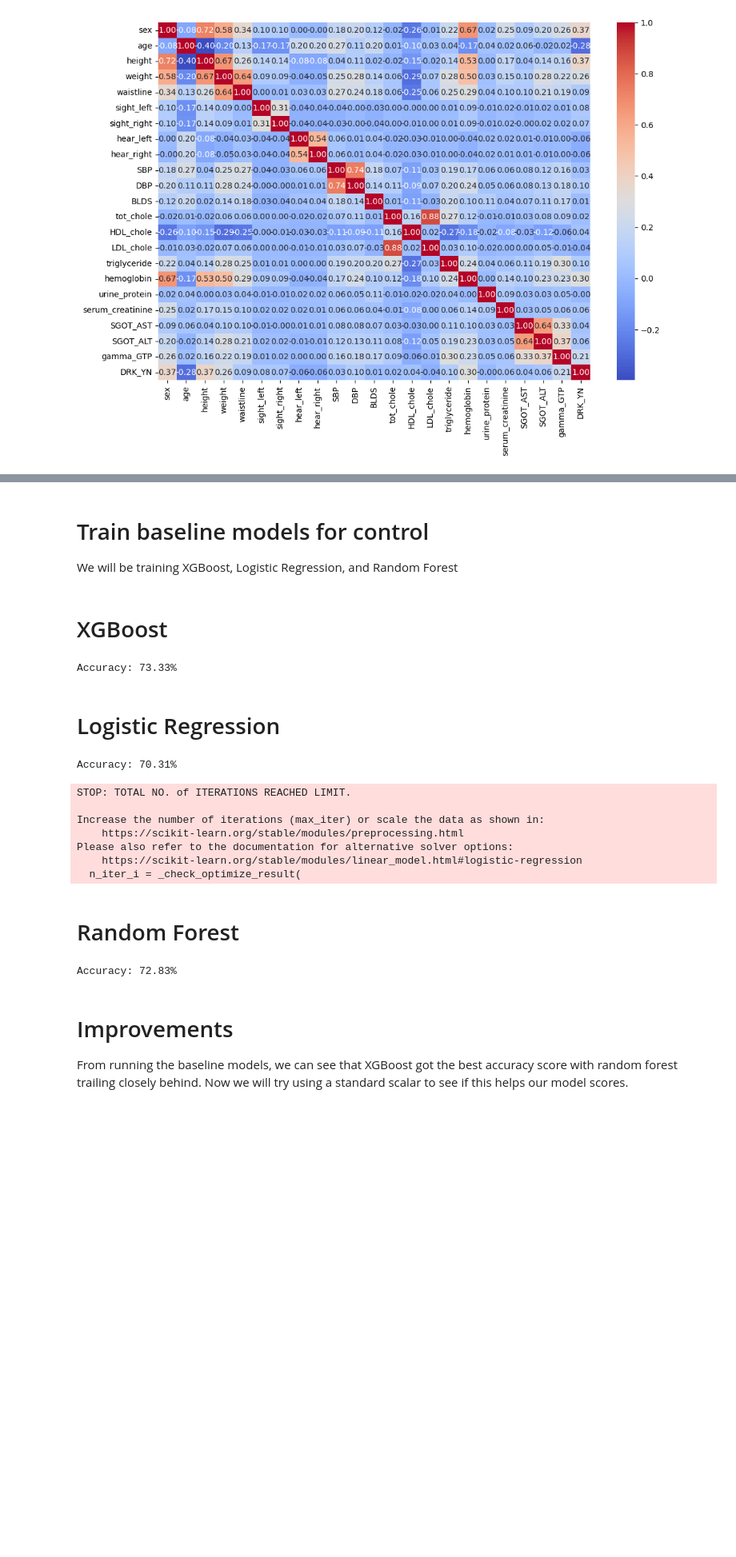
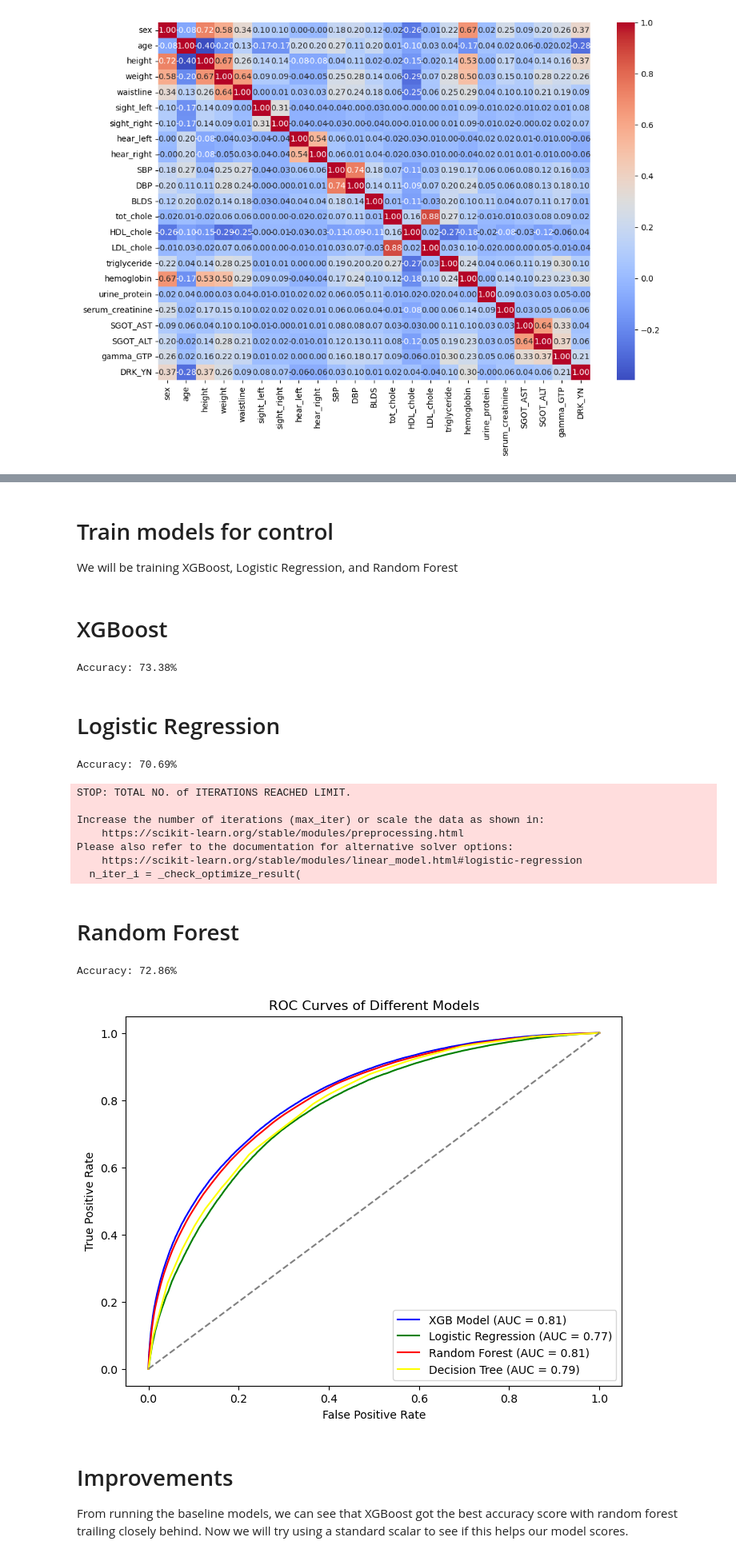
Before and after one commit to SamWickershamBryant/ML-project, a Jupyter notebook: project.ipynb, the cells around one changed output, grey strips where cells are left out. Shown: that part at 80% size. Saved outputs shown, nothing was run; the diff lists cells and outputs as text; code cells hidden in the pictures; blank space fills up the shorter version.

```diff
--- a/project.ipynb
+++ b/project.ipynb
@@ -165,43 +199,41 @@ plt.show()
 # %% [markdown]
-# Train baseline models for control
+# Train models for control
 We will be training XGBoost, Logistic Regression, and Random Forest
 # %% [markdown]
 # XGBoost
 # %%
-#unnormalized data
-from sklearn.model_selection import train_test_split
-x_train, x_test, y_train, y_test = train_test_split(x, y, test_size=0.2)
+
 
 from xgboost import XGBClassifier
-model = XGBClassifier()
+xgb_model = XGBClassifier()
 
-model.fit(x_train, y_train)
+xgb_model.fit(x_train, y_train)
 
-from sklearn.metrics import accuracy_score, classification_report
-xgb_y_pred = model.predict(x_test)
+
+xgb_y_pred = xgb_model.predict(x_test)
 
 xgb_accuracy = accuracy_score(y_test, xgb_y_pred)
 
 print(f"Accuracy: {xgb_accuracy * 100:.2f}%")
 # %% [output]
-Accuracy: 73.33%
+Accuracy: 73.38%
 # %% [markdown]
 # Logistic Regression
 # %%
 # Logistic Regression
 from sklearn.linear_model import LogisticRegression
 
-model = LogisticRegression()
+logreg_model = LogisticRegression()
 
-model.fit(x_train, y_train)
+logreg_model.fit(x_train, y_train)
 
-logreg_y_pred = model.predict(x_test)
+logreg_y_pred = logreg_model.predict(x_test)
 
 logreg_accuracy = accuracy_score(y_test, logreg_y_pred)
 
 print(f"Accuracy: {logreg_accuracy * 100:.2f}%")
 # %% [output]
-Accuracy: 70.31%
+Accuracy: 70.69%
 STOP: TOTAL NO. of ITERATIONS REACHED LIMIT.
 
 Increase the number of iterations (max_iter) or scale the data as shown in:
@@ -214,17 +246,49 @@ Please also refer to the documentation for alternative solver options:
 # %%
 from sklearn.ensemble import RandomForestClassifier
 
-model = RandomForestClassifier(random_state=42)
+rf_model = RandomForestClassifier(random_state=42)
 
-model.fit(x_train, y_train)
+rf_model.fit(x_train, y_train)
 
-rf_y_pred = model.predict(x_test)
+rf_y_pred = rf_model.predict(x_test)
 
 rf_accuracy = accuracy_score(y_test, rf_y_pred)
 
 print(f"Accuracy: {rf_accuracy * 100:.2f}%")
 # %% [output]
-Accuracy: 72.83%
+Accuracy: 72.86%
+# %%
+from sklearn.metrics import roc_curve, auc
+
+y_prob_xgb = xgb_model.predict_proba(x_test)[:, 1]
+y_prob_logreg = logreg_model.predict_proba(x_test)[:, 1]
+y_prob_rf = rf_model.predict_proba(x_test)[:, 1]
+y_prob_detree = detree_model.predict_proba(x_test)[:, 1]
+
+fpr_xgb, tpr_xgb, _ = roc_curve(y_test, y_prob_xgb)
+fpr_logreg, tpr_logreg, _ = roc_curve(y_test, y_prob_logreg)
+fpr_rf, tpr_rf, _ = roc_curve(y_test, y_prob_rf)
+fpr_detree, tpr_detree, _ = roc_curve(y_test, y_prob_detree)
+
+auc_xgb = auc(fpr_xgb, tpr_xgb)
+auc_logreg = auc(fpr_logreg, tpr_logreg)
+auc_rf = auc(fpr_rf, tpr_rf)
+auc_detree = auc(fpr_detree, tpr_detree)
+
+plt.figure(figsize=(8, 6))
+plt.plot(fpr_xgb, tpr_xgb, label=f'XGB Model (AUC = {auc_xgb:.2f})', color='blue')
+plt.plot(fpr_logreg, tpr_logreg, label=f'Logistic Regression (AUC = {auc_logreg:.2f})', color='green')
+plt.plot(fpr_rf, tpr_rf, label=f'Random Forest (AUC = {auc_rf:.2f})', color='red')
+plt.plot(fpr_detree, tpr_detree, label=f'Decision Tree (AUC = {auc_detree:.2f})', color='yellow')
+
+plt.plot([0, 1], [0, 1], color='grey', linestyle='--')
+plt.xlabel('False Positive Rate')
+plt.ylabel('True Positive Rate')
+plt.title('ROC Curves of Different Models')
+plt.legend()
+plt.show()
+# %% [output]
+[figure, added]
 # %% [markdown]
 # Improvements
 From running the baseline models, we can see that XGBoost got the best accuracy score with random forest trailing closely behind. Now we will try using a standard scalar to see if this helps our model scores.
```
Also changed, not shown: parts of 2 cells of this notebook.
